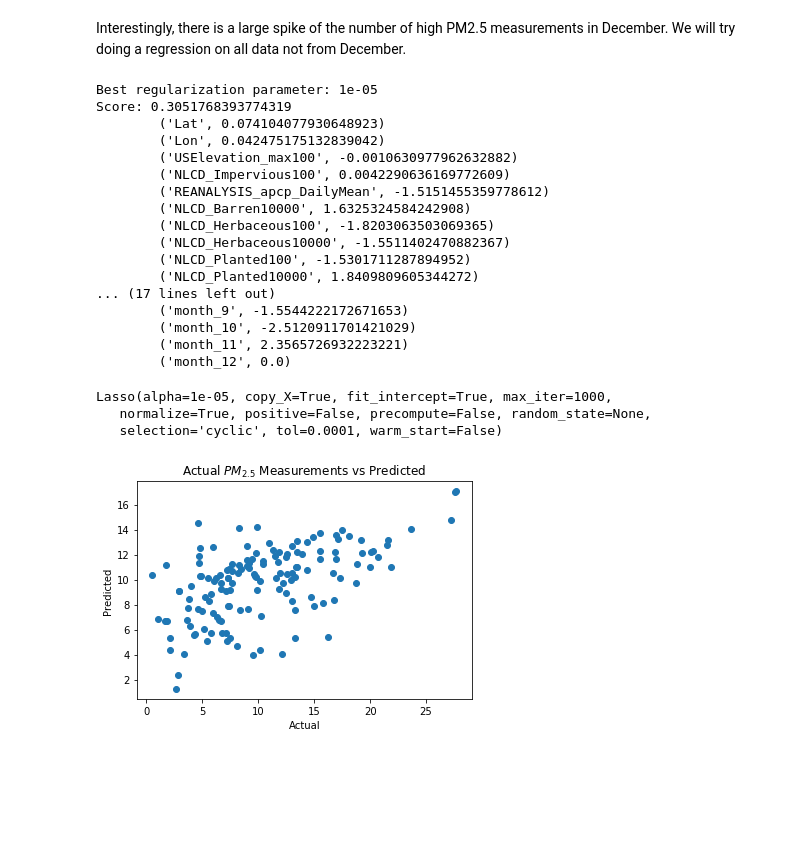
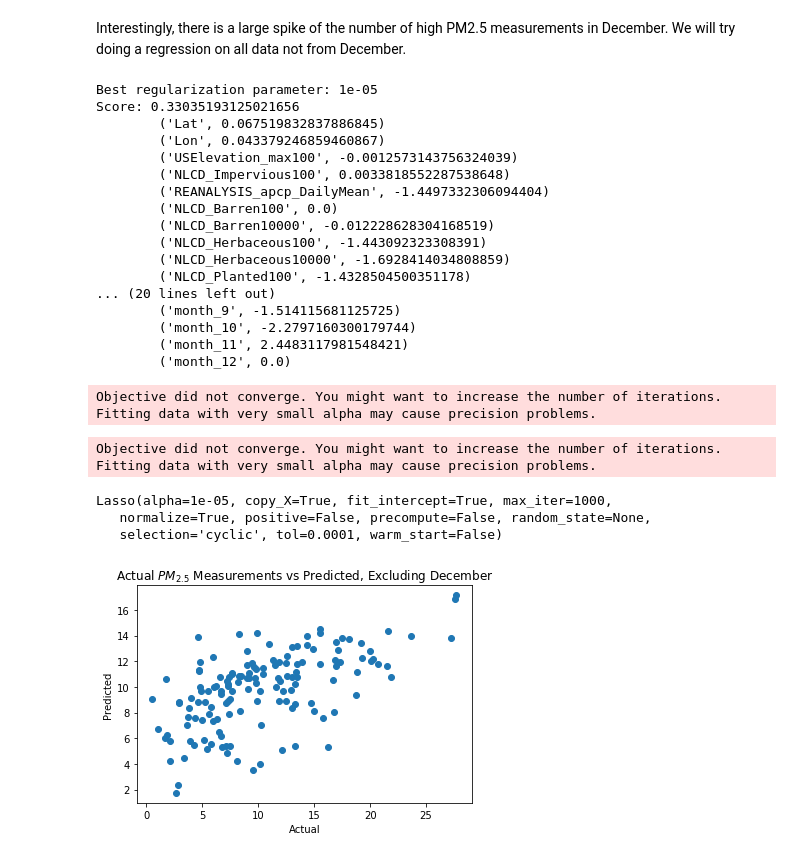
Before and after one commit to chase130101/airpred, a Jupyter notebook: eda/justin_EDA.ipynb, the cells around one changed output. Saved outputs shown, nothing was run; the diff lists cells and outputs as text; code cells hidden in the pictures; blank space fills up the shorter version.

```diff
--- a/eda/justin_EDA.ipynb
+++ b/eda/justin_EDA.ipynb
@@ -608,8 +609,8 @@ y_train = subset_train["MonitorData"]
 y_test  = subset_test["MonitorData"]
 
 
-non_december_train = X_train[important_predictors]
-non_december_test  = X_test[important_predictors]
+non_december_train = X_train
+non_december_test  = X_test
 # %%
 alphas = [10**n for n in range(-5, 4)]
 
@@ -632,34 +633,36 @@ for a in best_params:
     print("\t{}".format(a))
 # %% [output]
 Best regularization parameter: 1e-05
-Score: 0.3051768393774319
-        ('Lat', 0.074104077930648923)
-        ('Lon', 0.042475175132839042)
-        ('USElevation_max100', -0.0010630977962632882)
-        ('NLCD_Impervious100', 0.0042290636169772609)
-        ('REANALYSIS_apcp_DailyMean', -1.5151455359778612)
-        ('NLCD_Barren10000', 1.6325324584242908)
-        ('NLCD_Herbaceous100', -1.8203063503069365)
-        ('NLCD_Herbaceous10000', -1.5511402470882367)
-        ('NLCD_Planted100', -1.5301711287894952)
-        ('NLCD_Planted10000', 1.8409809605344272)
-... (17 lines left out)
-        ('month_9', -1.5544222172671653)
-        ('month_10', -2.5120911701421029)
-        ('month_11', 2.3565726932223221)
+Score: 0.33035193125021656
+        ('Lat', 0.067519832837886845)
+        ('Lon', 0.043379246859460867)
+        ('USElevation_max100', -0.0012573143756324039)
+        ('NLCD_Impervious100', 0.0033818552287538648)
+        ('REANALYSIS_apcp_DailyMean', -1.4497332306094404)
+        ('NLCD_Barren100', 0.0)
+        ('NLCD_Barren10000', -0.012228628304168519)
+        ('NLCD_Herbaceous100', -1.443092323308391)
+        ('NLCD_Herbaceous10000', -1.6928414034808859)
+        ('NLCD_Planted100', -1.4328504500351178)
+... (20 lines left out)
+        ('month_9', -1.514115681125725)
+        ('month_10', -2.2797160300179744)
+        ('month_11', 2.4483117981548421)
         ('month_12', 0.0)
+Objective did not converge. You might want to increase the number of iterations. Fitting data with very small alpha may cause precision problems.
 # %%
 lasso = Lasso(alpha = 1e-5, fit_intercept=True, normalize = True)
 lasso.fit(non_december_train.as_matrix(), y_train)
 # %% [output]
-Lasso(alpha=1e-05, copy_X=True, fit_intercept=True, max_iter=1000,
-   normalize=True, positive=False, precompute=False, random_state=None,
-   selection='cyclic', tol=0.0001, warm_start=False)
+Objective did not converge. You might want to increase the number of iterations. Fitting data with very small alpha may cause precision problems.
+Lasso(alpha=1e-05, copy_X=True, fit_intercept=True, max_iter=1000,
+   normalize=True, positive=False, precompute=False, random_state=None,
+   selection='cyclic', tol=0.0001, warm_start=False)
 # %%
 plt.scatter(y_test, lasso.predict(non_december_test.as_matrix()))
-plt.title("Actual $PM_{2.5}$ Measurements vs Predicted")
+plt.title("Actual $PM_{2.5}$ Measurements vs Predicted, Excluding December")
 plt.xlabel("Actual")
 plt.ylabel("Predicted")
 plt.show()
 # %% [output]
-[figure, old version]
+[figure, new version]
```
Also changed, not shown: parts of 1 cell of this notebook.
